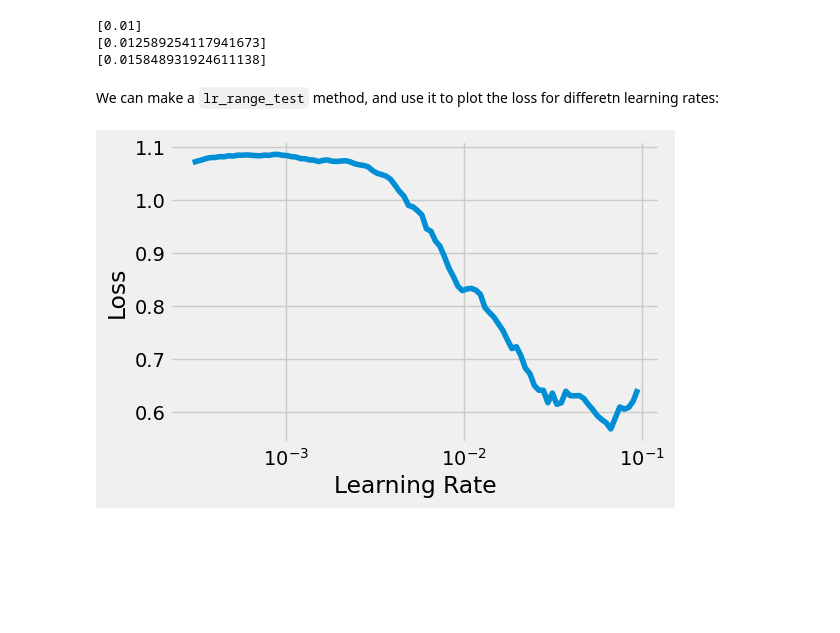
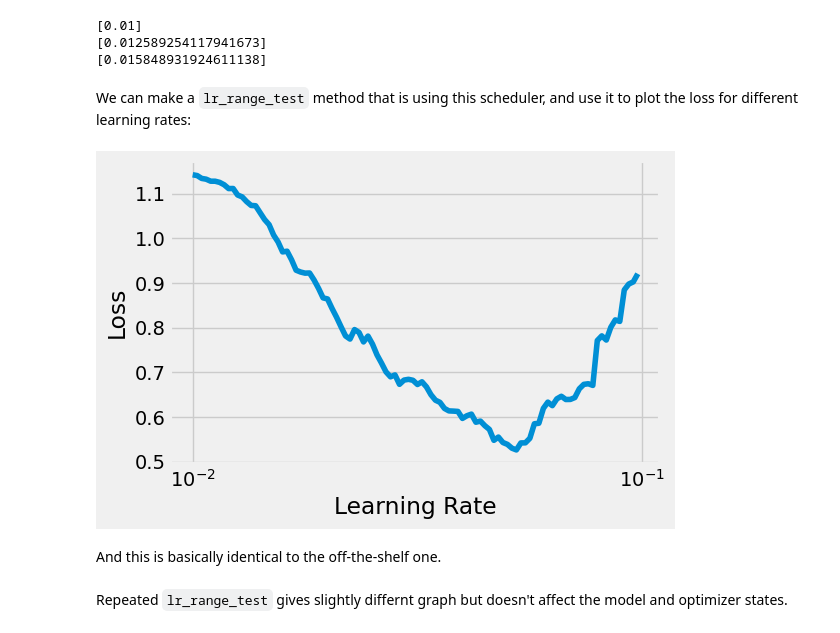
Before and after one commit to nesaboz/pytorch_educative, a Jupyter notebook: nbs/06_rock_paper_scissors.ipynb, the cells around one changed output. Drawn from its saved outputs; the diff is of its cells as text; code cells hidden in the pictures; blank space fills up the shorter version.

Commit message:
Rock-paper-scissors classification problem with different optimizers and schedulers. Learning rate finder too.

```diff
--- a/nbs/06_rock_paper_scissors.ipynb
+++ b/nbs/06_rock_paper_scissors.ipynb
@@ -243,8 +243,13 @@ for _ in range(3):
 [0.012589254117941673]
 [0.015848931924611138]
 # %% [markdown]
-We can make a `lr_range_test` method, and use it to plot the loss for differetn learning rates:
+We can make a `lr_range_test` method that is using this scheduler, and use it to plot the loss for different learning rates:
 # %%
+torch.manual_seed(13)
 model_cnn = CNN2(5)
-optimizer_cnn = optim.Adam(model_cnn.parameters(), lr=3e-4)
 multi_loss_fn = nn.CrossEntropyLoss()
+optimizer_cnn = optim.Adam(model_cnn.parameters(), lr=0.01)
+sbs = StepByStep(model_cnn, optimizer_cnn, multi_loss_fn)
+tracking, fig = sbs.lr_range_test(train_loader, end_lr=1e-1, num_iter=100)
+# %% [output]
+[figure, added]
@@ -253,4 +256,4 @@ sbs = StepByStep(model_cnn, optimizer_cnn, multi_loss_fn)
-# %%
-tracking, fig = sbs.lr_range_test(train_loader, end_lr=1e-1, num_iter=100)
-# %% [output]
-[figure, removed]
+# %% [markdown]
+And this is basically identical to the off-the-shelf one.
+# %% [markdown]
+Repeated `lr_range_test` gives slightly differnt graph but doesn't affect the model and optimizer states.
```
Also changed, not shown: parts of 52 cells of this notebook, 1 other file.
